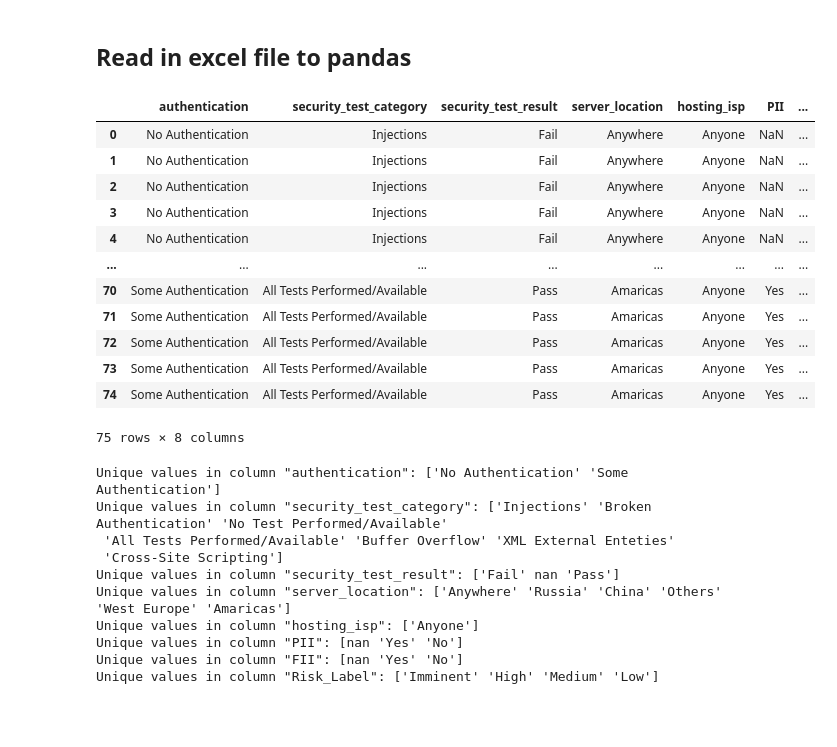
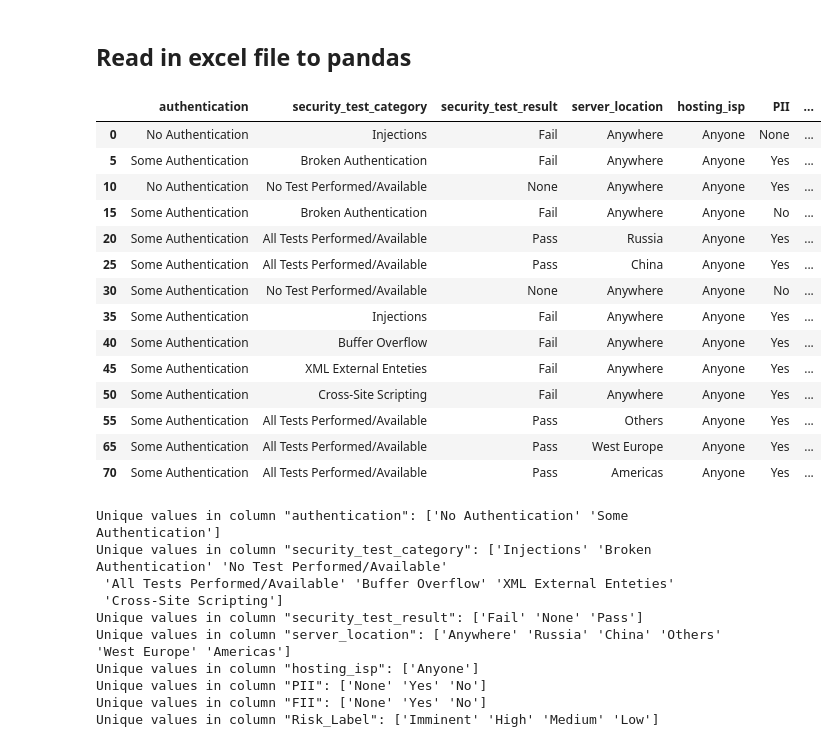
Before and after one commit to teejlab/API-Risk-Assessment-Framework, a Jupyter notebook: eda/eda_risk_based_rules.ipynb, the cells around one changed output. Drawn from its saved outputs; the diff is of its cells as text; code cells hidden in the pictures; blank space fills up the shorter version.

```diff
--- a/eda/eda_risk_based_rules.ipynb
+++ b/eda/eda_risk_based_rules.ipynb
@@ -6,25 +7,34 @@ import pandas as pd
 ## Read in excel file to pandas
 # %%
 rule_df = pd.read_excel(
-    "../data/raw/RiskClassification_Data_Endpoints_V2_Shared.xlsx", sheet_name="RiskRules")
+    "../data/raw/RiskClassification_Data_Endpoints_V2.xlsx", sheet_name="RiskRules")
 
 # drop the first coulmn
 rule_df = rule_df.iloc[:, 1:]
+# change server_location to Amaricas to Americas
+rule_df["server_location"] = rule_df["server_location"].replace(
+    "Amaricas", "Americas")
+# fill the empty values with "None"
+rule_df = rule_df.fillna("None")
+# remove duplicates
+rule_df = rule_df.drop_duplicates()
 rule_df
 # %% [output]
 |  | authentication | security_test_category | security_test_result | server_location | hosting_isp | PII | ... |
-| 0 | No Authentication | Injections | Fail | Anywhere | Anyone | NaN | ... |
-| 1 | No Authentication | Injections | Fail | Anywhere | Anyone | NaN | ... |
-| 2 | No Authentication | Injections | Fail | Anywhere | Anyone | NaN | ... |
-| 3 | No Authentication | Injections | Fail | Anywhere | Anyone | NaN | ... |
-| 4 | No Authentication | Injections | Fail | Anywhere | Anyone | NaN | ... |
-| ... | ... | ... | ... | ... | ... | ... | ... |
-| 70 | Some Authentication | All Tests Performed/Available | Pass | Amaricas | Anyone | Yes | ... |
-| 71 | Some Authentication | All Tests Performed/Available | Pass | Amaricas | Anyone | Yes | ... |
-| 72 | Some Authentication | All Tests Performed/Available | Pass | Amaricas | Anyone | Yes | ... |
-| 73 | Some Authentication | All Tests Performed/Available | Pass | Amaricas | Anyone | Yes | ... |
-| 74 | Some Authentication | All Tests Performed/Available | Pass | Amaricas | Anyone | Yes | ... |
+| 0 | No Authentication | Injections | Fail | Anywhere | Anyone | None | ... |
+| 5 | Some Authentication | Broken Authentication | Fail | Anywhere | Anyone | Yes | ... |
+| 10 | No Authentication | No Test Performed/Available | None | Anywhere | Anyone | Yes | ... |
+| 15 | Some Authentication | Broken Authentication | Fail | Anywhere | Anyone | No | ... |
+| 20 | Some Authentication | All Tests Performed/Available | Pass | Russia | Anyone | Yes | ... |
+| 25 | Some Authentication | All Tests Performed/Available | Pass | China | Anyone | Yes | ... |
+| 30 | Some Authentication | No Test Performed/Available | None | Anywhere | Anyone | No | ... |
+| 35 | Some Authentication | Injections | Fail | Anywhere | Anyone | Yes | ... |
+| 40 | Some Authentication | Buffer Overflow | Fail | Anywhere | Anyone | Yes | ... |
+| 45 | Some Authentication | XML External Enteties | Fail | Anywhere | Anyone | Yes | ... |
+| 50 | Some Authentication | Cross-Site Scripting | Fail | Anywhere | Anyone | Yes | ... |
+| 55 | Some Authentication | All Tests Performed/Available | Pass | Others | Anyone | Yes | ... |
+| 65 | Some Authentication | All Tests Performed/Available | Pass | West Europe | Anyone | Yes | ... |
+| 70 | Some Authentication | All Tests Performed/Available | Pass | Americas | Anyone | Yes | ... |
-75 rows × 8 columns
 # %%
 # find the unique values in column "authentication"
 auth_col = rule_df["authentication"].unique()
@@ -62,9 +72,9 @@ Unique values in column "authentication": ['No Authentication' 'Some Authenticat
 Unique values in column "security_test_category": ['Injections' 'Broken Authentication' 'No Test Performed/Available'
  'All Tests Performed/Available' 'Buffer Overflow' 'XML External Enteties'
  'Cross-Site Scripting']
-Unique values in column "security_test_result": ['Fail' nan 'Pass']
-Unique values in column "server_location": ['Anywhere' 'Russia' 'China' 'Others' 'West Europe' 'Amaricas']
+Unique values in column "security_test_result": ['Fail' 'None' 'Pass']
+Unique values in column "server_location": ['Anywhere' 'Russia' 'China' 'Others' 'West Europe' 'Americas']
 Unique values in column "hosting_isp": ['Anyone']
-Unique values in column "PII": [nan 'Yes' 'No']
-Unique values in column "FII": [nan 'Yes' 'No']
+Unique values in column "PII": ['None' 'Yes' 'No']
+Unique values in column "FII": ['None' 'Yes' 'No']
 Unique values in column "Risk_Label": ['Imminent' 'High' 'Medium' 'Low']
```
Also changed, not shown: parts of 20 cells of this notebook.
